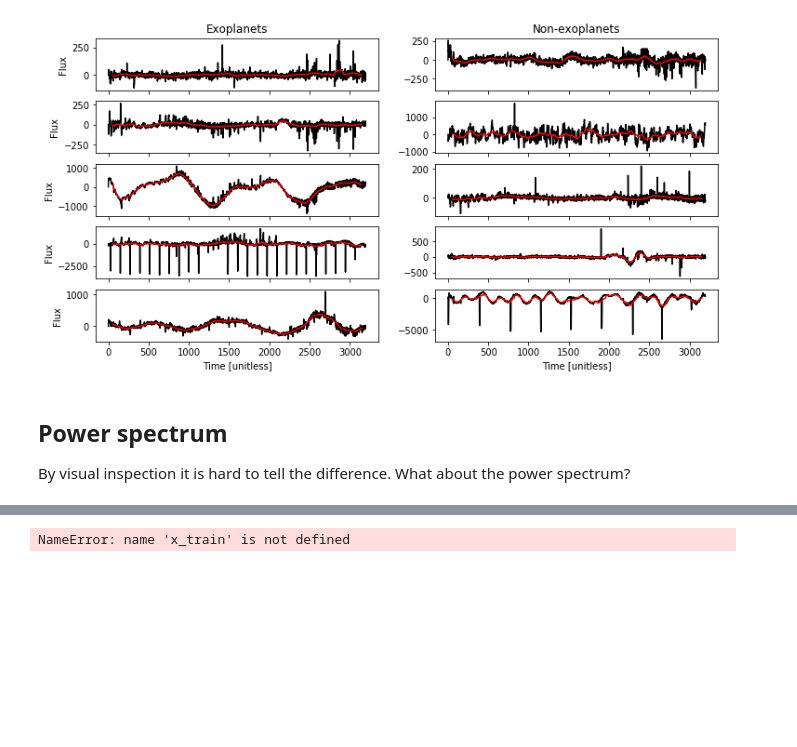
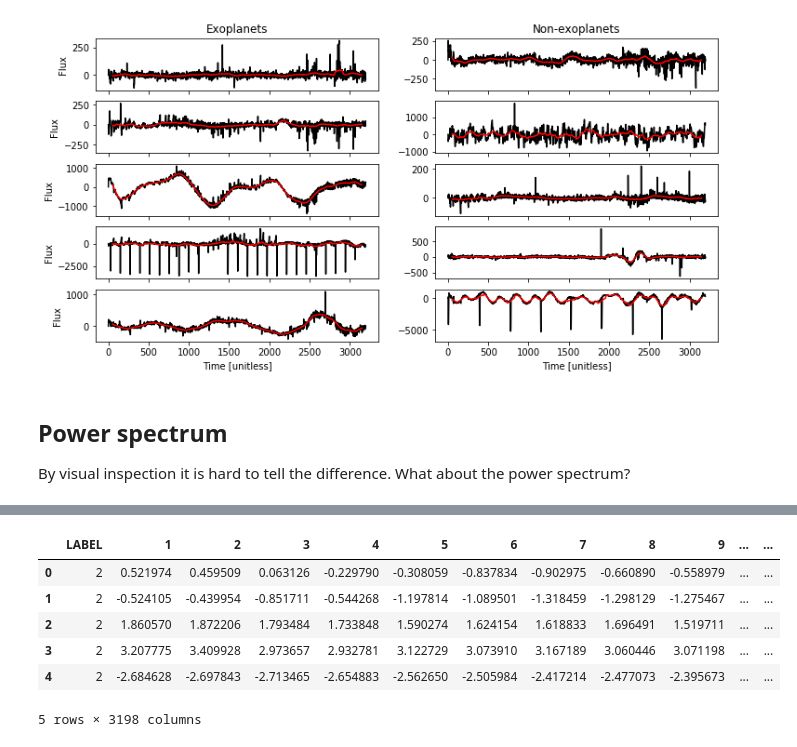
Before and after one commit to RockyMountainDataScience/Spring_2020_Workshops, a Jupyter notebook: workshop5/clean_data.ipynb, the cells around one changed output, grey strips where cells are left out. Cells and saved outputs as stored; diff of their text form; code cells hidden in the pictures; blank space fills up the shorter version.

```diff
--- a/workshop5/clean_data.ipynb
+++ b/workshop5/clean_data.ipynb
@@ -114,3 +126,27 @@ There does not seem to be a pattern in this data so lets throw the biggest hamme
+# %%
+def normalize_data(df):
+    """
+    Normalize a Kepler light curve DatFrame with a mean subtraction and
+    """
+    # Calculate the mean of each light curve and subtract it
+    df_norm = df.copy()
+    mean = df_norm.iloc[:, 1:].mean(axis=1)
+    df_norm.iloc[:, 1:] = df_norm.iloc[:, 1:].subtract(mean, axis=0)
+    # Calculate the standard deviation of each light curve and divide.
+    std = df_norm.iloc[:, 1:].std(axis=1)
+    df_norm.iloc[:, 1:] = df_norm.iloc[:, 1:].divide(std, axis=0)
+    return df_norm
+# %%
+df_norm = normalize_data(train_data)
+df_norm.head()
+# %% [output]
+|  | LABEL | 1 | 2 | 3 | 4 | 5 | 6 | 7 | 8 | 9 | ... | ... |
+| 0 | 2 | 0.521974 | 0.459509 | 0.063126 | -0.229790 | -0.308059 | -0.837834 | -0.902975 | -0.660890 | -0.558979 | ... | ... |
+| 1 | 2 | -0.524105 | -0.439954 | -0.851711 | -0.544268 | -1.197814 | -1.089501 | -1.318459 | -1.298129 | -1.275467 | ... | ... |
+| 2 | 2 | 1.860570 | 1.872206 | 1.793484 | 1.733848 | 1.590274 | 1.624154 | 1.618833 | 1.696491 | 1.519711 | ... | ... |
+| 3 | 2 | 3.207775 | 3.409928 | 2.973657 | 2.932781 | 3.122729 | 3.073910 | 3.167189 | 3.060446 | 3.071198 | ... | ... |
+| 4 | 2 | -2.684628 | -2.697843 | -2.713465 | -2.654883 | -2.562650 | -2.505984 | -2.417214 | -2.477073 | -2.395673 | ... | ... |
+5 rows × 3198 columns
 # %%
 def batch_generator(x_train, y_train, batch_size=32):
     """
@@ -169,7 +175,0 @@ model.compile(optimizer=Adam(1e-5), loss = 'binary_crossentropy', metrics=['accu
-# %%
-hist = model.fit_generator(batch_generator(x_train, y_train, 32),
-                           validation_data=(x_test, y_test),
-                           verbose=0, epochs=5,
-                           steps_per_epoch=x_train.shape[1]//32)
-# %% [output]
-NameError: name 'x_train' is not defined
```
Also changed, not shown: parts of 15 cells of this notebook, 1 other file.
